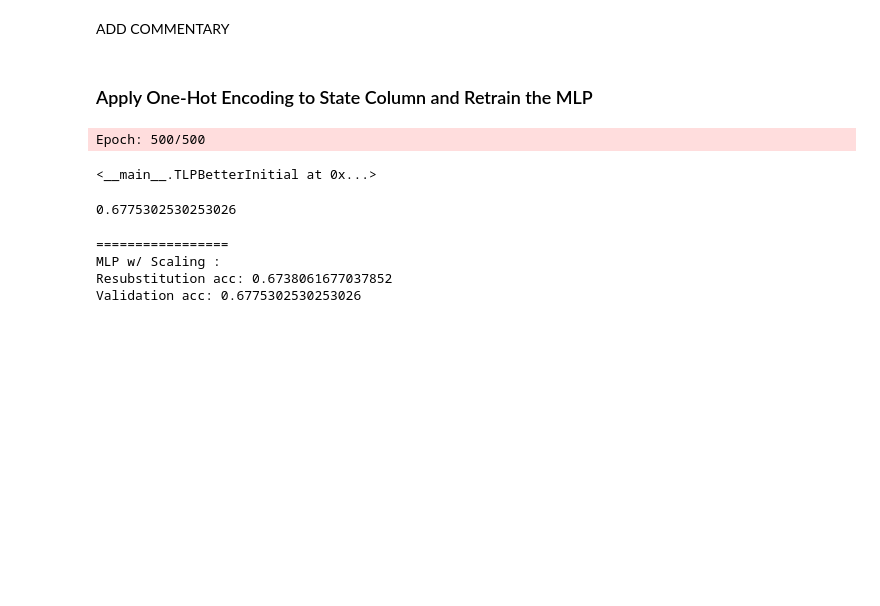
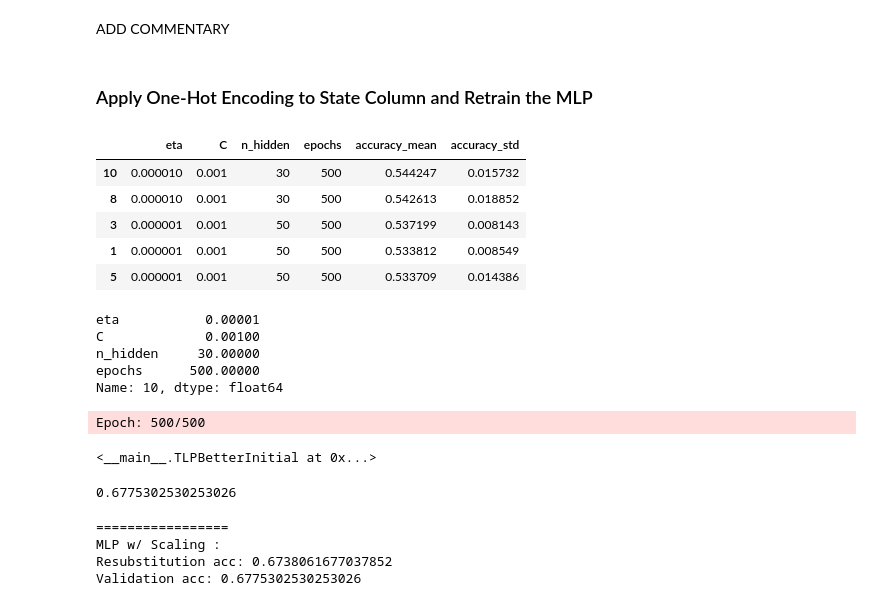
Before and after one commit to colew658/custom_mlp, a Jupyter notebook: custom_mlp.ipynb, the cells around one changed output. Saved outputs shown, nothing was run; the diff lists cells and outputs as text; code cells hidden in the pictures; blank space fills up the shorter version.

```diff
--- a/custom_mlp.ipynb
+++ b/custom_mlp.ipynb
@@ -447,6 +485,9 @@ def grid_search(
         clf = nn(
             eta=params.get("eta", 0.01),
             C=params.get("C", 0.001),
+            n_hidden=params.get("n_hidden", 30),
+            epochs=params.get("epochs", 500),
+            random_state=7324,
         )
 
         # Perform 5-fold cross-validation
@@ -466,7 +507,9 @@ def grid_search(
         cv_results.append(
             {
                 "eta": params.get("eta", 0.01),
-                "C": params.get("C", 0.001),
+                "C": params.get("l2_C", 0.001),
+                "n_hidden": params.get("n_hidden", 30),
+                "epochs": params.get("epochs", 500),
                 "accuracy_mean": mean_accuracy,
                 "accuracy_std": std_accuracy,
             },
@@ -555,3 +634,10 @@ x_test_scaled = scaler.transform(x_test_scaled)
 # Add back the State column
 x_train_scaled["State"] = x_train["State"]
 x_test_scaled["State"] = x_test["State"]
+# %%
+full_hyper_grid = {
+    "eta": [0.000001, 0.00001],  # Learning rates
+    "C": [0.0, 0.001, 0.01],  # Regularization strengths
+    "n_hidden": [30, 50],  # Number of neurons in hidden layer
+    "epochs": [500],  # Number of epochs
+}
@@ -607,5 +726,30 @@ x_test_final = pd.concat(
     [x_test_scaled.drop(columns=["State"]), x_test_encoded],
     axis=1,
 )
+# %%
+final_grid_results = grid_search(
+    nn=TLPBetterInitial,
+    x=x_train_final.to_numpy(),
+    y=y_train_cat.to_numpy(),
+    param_grid=full_hyper_grid,
+).sort_values(by="accuracy_mean", ascending=False)
+# %%
+final_grid_results.head()
+# %% [output]
+|  | eta | C | n_hidden | epochs | accuracy_mean | accuracy_std |
+| 10 | 0.000010 | 0.001 | 30 | 500 | 0.544247 | 0.015732 |
+| 8 | 0.000010 | 0.001 | 30 | 500 | 0.542613 | 0.018852 |
+| 3 | 0.000001 | 0.001 | 50 | 500 | 0.537199 | 0.008143 |
+| 1 | 0.000001 | 0.001 | 50 | 500 | 0.533812 | 0.008549 |
+| 5 | 0.000001 | 0.001 | 50 | 500 | 0.533709 | 0.014386 |
+# %%
+final_best_params = final_grid_results.iloc[0][:4]
+final_best_params
+# %% [output]
+eta           0.00001
+C             0.00100
+n_hidden     30.00000
+epochs      500.00000
+Name: 10, dtype: float64
 # %%
 # Initialize the final mlp with one-hot encoded state
```
Also changed, not shown: parts of 18 cells of this notebook, 2 other files.
